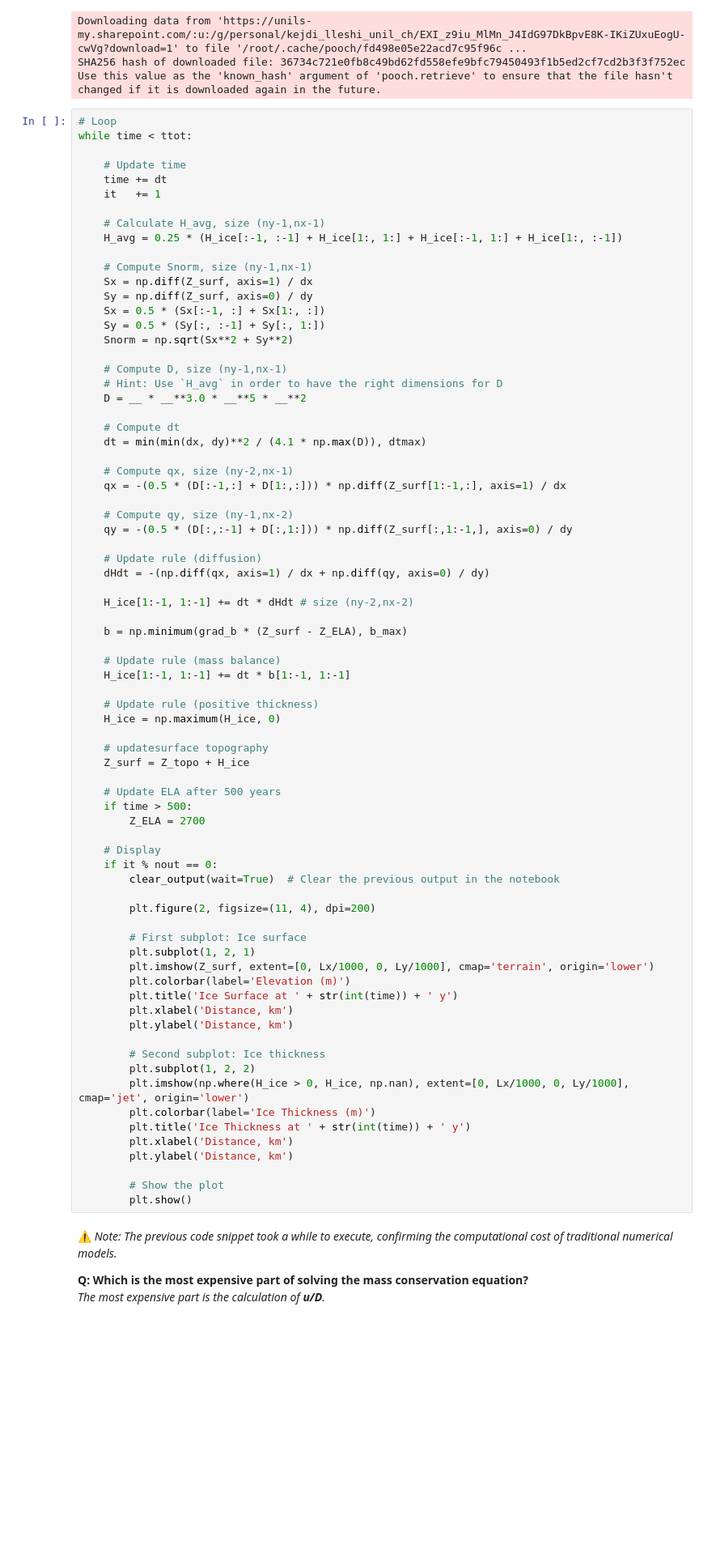
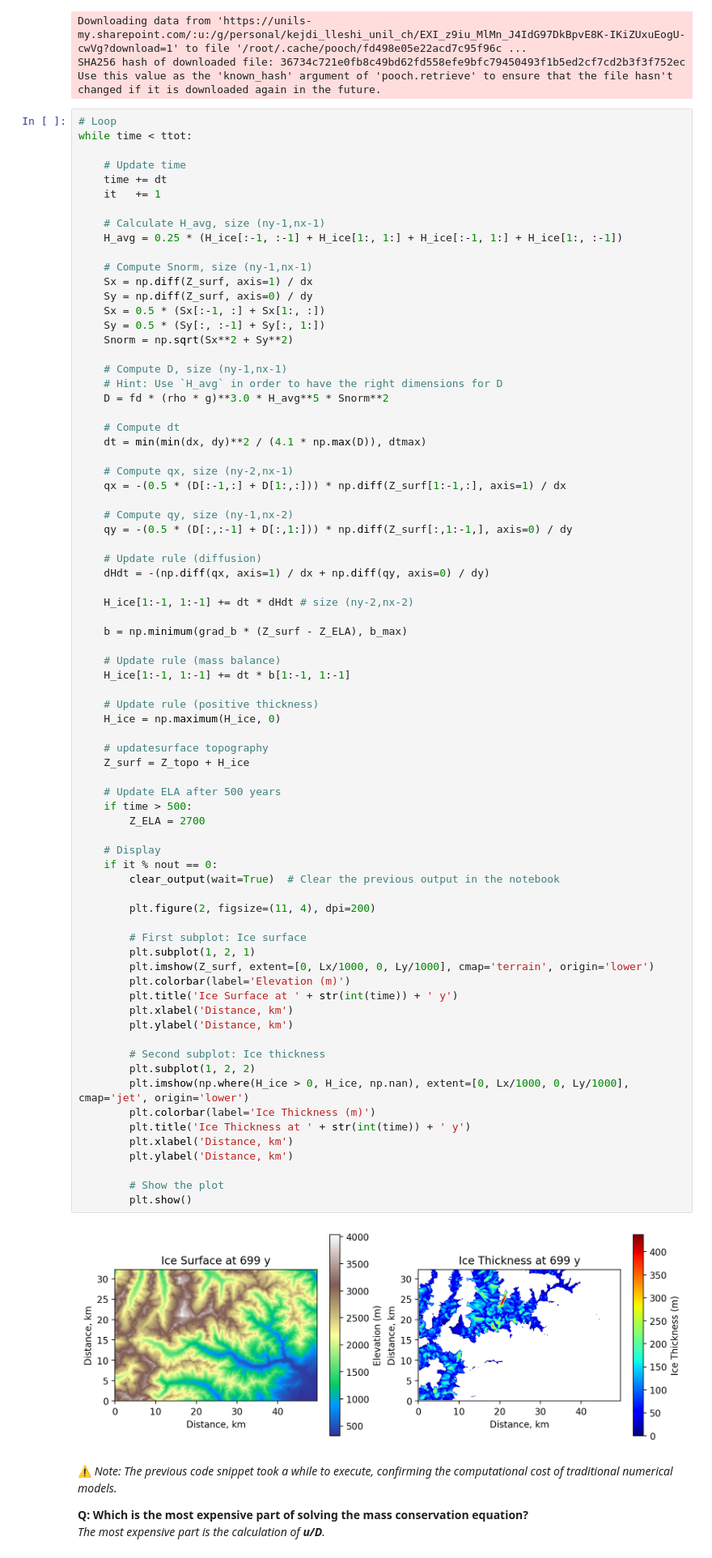
Before and after one commit to CHGROSJEAN/2024_MLEES, a Jupyter notebook: Labs/10_Hybird_Models_Charlotte.ipynb, the cells around one changed output. Shown at 81% size. Saved outputs shown, nothing was run; the diff lists cells and outputs as text; blank space fills up the shorter version.

```diff
--- a/Labs/10_Hybird_Models_Charlotte.ipynb
+++ b/Labs/10_Hybird_Models_Charlotte.ipynb
@@ -194,7 +194,7 @@ while time < ttot:
 
     # Compute D, size (ny-1,nx-1)
     # Hint: Use `H_avg` in order to have the right dimensions for D
-    D = __ * __**3.0 * __**5 * __**2
+    D = fd * (rho * g)**3.0 * H_avg**5 * Snorm**2
 
     # Compute dt
     dt = min(min(dx, dy)**2 / (4.1 * np.max(D)), dtmax)
@@ -222,33 +222,35 @@ while time < ttot:
     Z_surf = Z_topo + H_ice
 
     # Update ELA after 500 years
     if time > 500:
         Z_ELA = 2700
 
     # Display
     if it % nout == 0:
         clear_output(wait=True)  # Clear the previous output in the notebook
 
         plt.figure(2, figsize=(11, 4), dpi=200)
 
         # First subplot: Ice surface
         plt.subplot(1, 2, 1)
         plt.imshow(Z_surf, extent=[0, Lx/1000, 0, Ly/1000], cmap='terrain', origin='lower')
         plt.colorbar(label='Elevation (m)')
         plt.title('Ice Surface at ' + str(int(time)) + ' y')
         plt.xlabel('Distance, km')
         plt.ylabel('Distance, km')
 
         # Second subplot: Ice thickness
         plt.subplot(1, 2, 2)
         plt.imshow(np.where(H_ice > 0, H_ice, np.nan), extent=[0, Lx/1000, 0, Ly/1000], cmap='jet', origin='lower')
         plt.colorbar(label='Ice Thickness (m)')
         plt.title('Ice Thickness at ' + str(int(time)) + ' y')
         plt.xlabel('Distance, km')
         plt.ylabel('Distance, km')
 
         # Show the plot
         plt.show()
+# %% [output]
+[figure, added]
 # %% [markdown]
 ⚠️ *Note: The previous code snippet took a while to execute, confirming the computational cost of traditional numerical models.*
 
```
Also changed, not shown: parts of 1 cell of this notebook.
